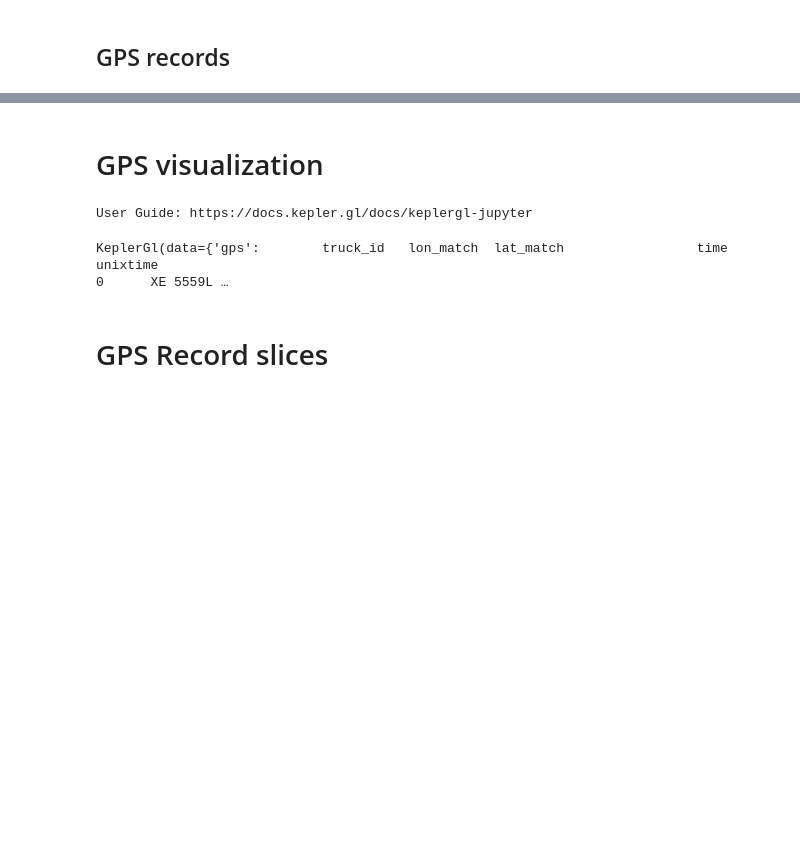
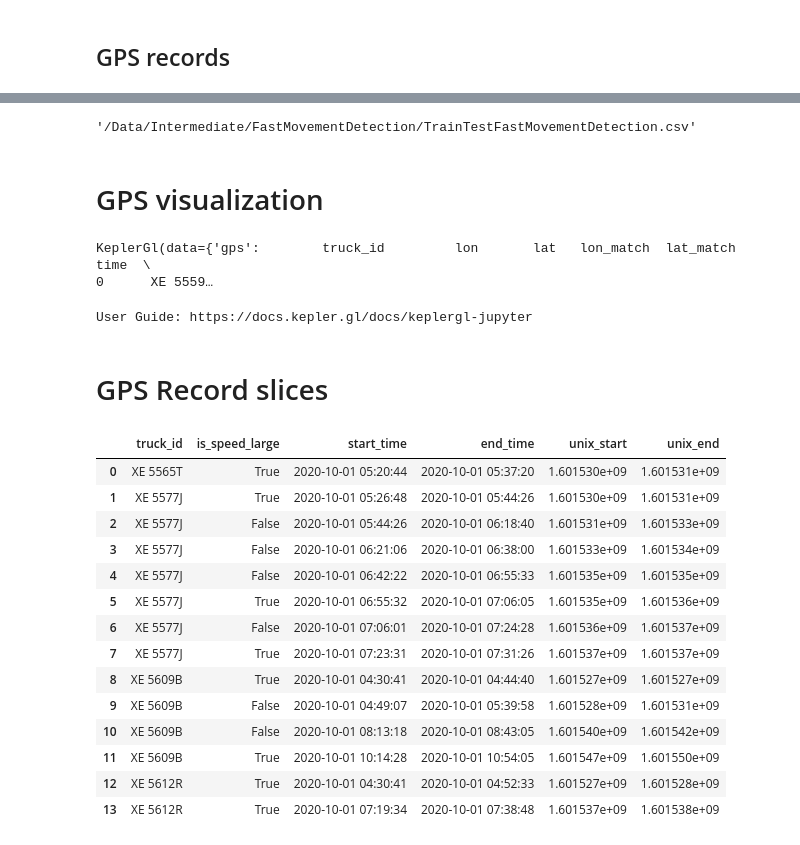
Before and after one commit to WasteLabs/GPSClustering_Singapore, a Jupyter notebook: notebooks/PIPELINE_1_WASTE_COLLECTION_DETECTION/01_DATASET_COLLECTION.ipynb, the cells around one changed output, grey strips where cells are left out. Saved outputs shown, nothing was run; the diff lists cells and outputs as text; code cells hidden in the pictures; blank space fills up the shorter version.

Commit message:
Finish datacollection for fast movement modeling.

```diff
--- a/notebooks/PIPELINE_1_WASTE_COLLECTION_DETECTION/01_DATASET_COLLECTION.ipynb
+++ b/notebooks/PIPELINE_1_WASTE_COLLECTION_DETECTION/01_DATASET_COLLECTION.ipynb
@@ -18,9 +21,12 @@ InteractiveShell.ast_node_interactivity = 'all'
 # %% [markdown]
 # Data
 # %%
+GPS_DATE = '2020-10-01'
 S_MAP_MATCHING_REPORT = '/Data/Intermediate/MapMatchingReports/MapMatching_october2020.csv'
 
 map_matching_report = pd.read_csv(S_MAP_MATCHING_REPORT, parse_dates=[
                                   'waste_collection_date']).sort_values(by=['waste_collection_date', 'truck_id'])
 
-fnames = map_matching_report['csv_file'][:15]
+map_matching_report = map_matching_report[map_matching_report['waste_collection_date'] == GPS_DATE]
+fnames = map_matching_report['csv_file']
+fnames
@@ -63,17 +77,70 @@ Polaris(gps) \
+# %%
+I_OUTPUT_GPS_METRICS_ANALYSIS = '/Data/Intermediate/FastMovementDetection/TrainTestFastMovementDetection.csv'
+I_OUTPUT_GPS_METRICS_ANALYSIS
+# %% [output]
+'/Data/Intermediate/FastMovementDetection/TrainTestFastMovementDetection.csv'
 # %% [markdown]
 # GPS visualization
 # %%
-# gps = gps[['truck_id', 'lon_match', 'lat_match', 'datetime', 'time', 'unixtime']]
+kepler = Kepler({'gps': gps},
+                # config_path=MAP_CONFIG,
+                height=800)
 
-# kepler = Kepler({'gps': gps},
-#                 # config_path=MAP_CONFIG,
-#                 height=800)
-
-# kepler.render_kepler_map()
-# kepler.get_rendered_map()
+kepler.render_kepler_map()
+kepler.get_rendered_map()
 # %% [output]
-User Guide: https://docs.kepler.gl/docs/keplergl-jupyter
+KeplerGl(data={'gps':        truck_id         lon       lat   lon_match  lat_match      time  \
+0      XE 5559…
-KeplerGl(data={'gps':        truck_id   lon_match  lat_match                 time    unixtime
-0      XE 5559L …
+User Guide: https://docs.kepler.gl/docs/keplergl-jupyter
 # %% [markdown]
 # GPS Record slices
+# %%
+# Preparation GPS ranges
+def prepare_gps_slice_ranges():
+    df = pd.DataFrame([
+        ('XE 5565T', '05:20:44am - 05:37:20am', True),
+        ('XE 5577J', '05:26:48am - 05:44:26am', True),
+        ('XE 5577J', '05:44:26am - 06:18:40am', False),
+        ('XE 5577J', '06:21:06am - 06:38:00am', False),
+        ('XE 5577J', '06:42:22am - 06:55:33am', False),
+        ('XE 5577J', '06:55:32am - 07:06:05am', True),
+        ('XE 5577J', '07:06:01am - 07:24:28am', False),
+        ('XE 5577J', '07:23:31am - 07:31:26am', True),
+        ('XE 5609B', '04:30:41am - 04:44:40am', True),
+        ('XE 5609B', '04:49:07am - 05:39:58am', False),
+        ('XE 5609B', '08:13:18am - 08:43:05am', False),
+        ('XE 5609B', '10:14:28am - 10:54:05am', True),
+        ('XE 5612R', '04:30:41am - 04:52:33am', True),
+        ('XE 5612R', '07:19:34am - 07:38:48am', True)
+    ])
+
+    df.columns=['truck_id', 'time_range', 'is_speed_large']
+    df['time_range'] = df.time_range.str.split(' - ')
+    df['start_time'] = pd.to_datetime(GPS_DATE + ' ' + df['time_range'].apply(lambda x: x[0]))
+    df['end_time'] = pd.to_datetime(GPS_DATE + ' ' + df['time_range'].apply(lambda x: x[1]))
+    del df['time_range']
+
+    df = Polaris(df) \
+        .add_unixtime('start_time', 'unix_start') \
+        .add_unixtime('end_time', 'unix_end') \
+        .df
+    return df
+
+slice_ranges = prepare_gps_slice_ranges()
+slice_ranges
+# %% [output]
+|  | truck_id | is_speed_large | start_time | end_time | unix_start | unix_end |
+| 0 | XE 5565T | True | 2020-10-01 05:20:44 | 2020-10-01 05:37:20 | 1.601530e+09 | 1.601531e+09 |
+| 1 | XE 5577J | True | 2020-10-01 05:26:48 | 2020-10-01 05:44:26 | 1.601530e+09 | 1.601531e+09 |
+| 2 | XE 5577J | False | 2020-10-01 05:44:26 | 2020-10-01 06:18:40 | 1.601531e+09 | 1.601533e+09 |
+| 3 | XE 5577J | False | 2020-10-01 06:21:06 | 2020-10-01 06:38:00 | 1.601533e+09 | 1.601534e+09 |
+| 4 | XE 5577J | False | 2020-10-01 06:42:22 | 2020-10-01 06:55:33 | 1.601535e+09 | 1.601535e+09 |
+| 5 | XE 5577J | True | 2020-10-01 06:55:32 | 2020-10-01 07:06:05 | 1.601535e+09 | 1.601536e+09 |
+| 6 | XE 5577J | False | 2020-10-01 07:06:01 | 2020-10-01 07:24:28 | 1.601536e+09 | 1.601537e+09 |
+| 7 | XE 5577J | True | 2020-10-01 07:23:31 | 2020-10-01 07:31:26 | 1.601537e+09 | 1.601537e+09 |
+| 8 | XE 5609B | True | 2020-10-01 04:30:41 | 2020-10-01 04:44:40 | 1.601527e+09 | 1.601527e+09 |
+| 9 | XE 5609B | False | 2020-10-01 04:49:07 | 2020-10-01 05:39:58 | 1.601528e+09 | 1.601531e+09 |
+| 10 | XE 5609B | False | 2020-10-01 08:13:18 | 2020-10-01 08:43:05 | 1.601540e+09 | 1.601542e+09 |
+| 11 | XE 5609B | True | 2020-10-01 10:14:28 | 2020-10-01 10:54:05 | 1.601547e+09 | 1.601550e+09 |
+| 12 | XE 5612R | True | 2020-10-01 04:30:41 | 2020-10-01 04:52:33 | 1.601527e+09 | 1.601528e+09 |
+| 13 | XE 5612R | True | 2020-10-01 07:19:34 | 2020-10-01 07:38:48 | 1.601537e+09 | 1.601538e+09 |
```
Also changed, not shown: parts of 13 cells of this notebook, 3 other files.
